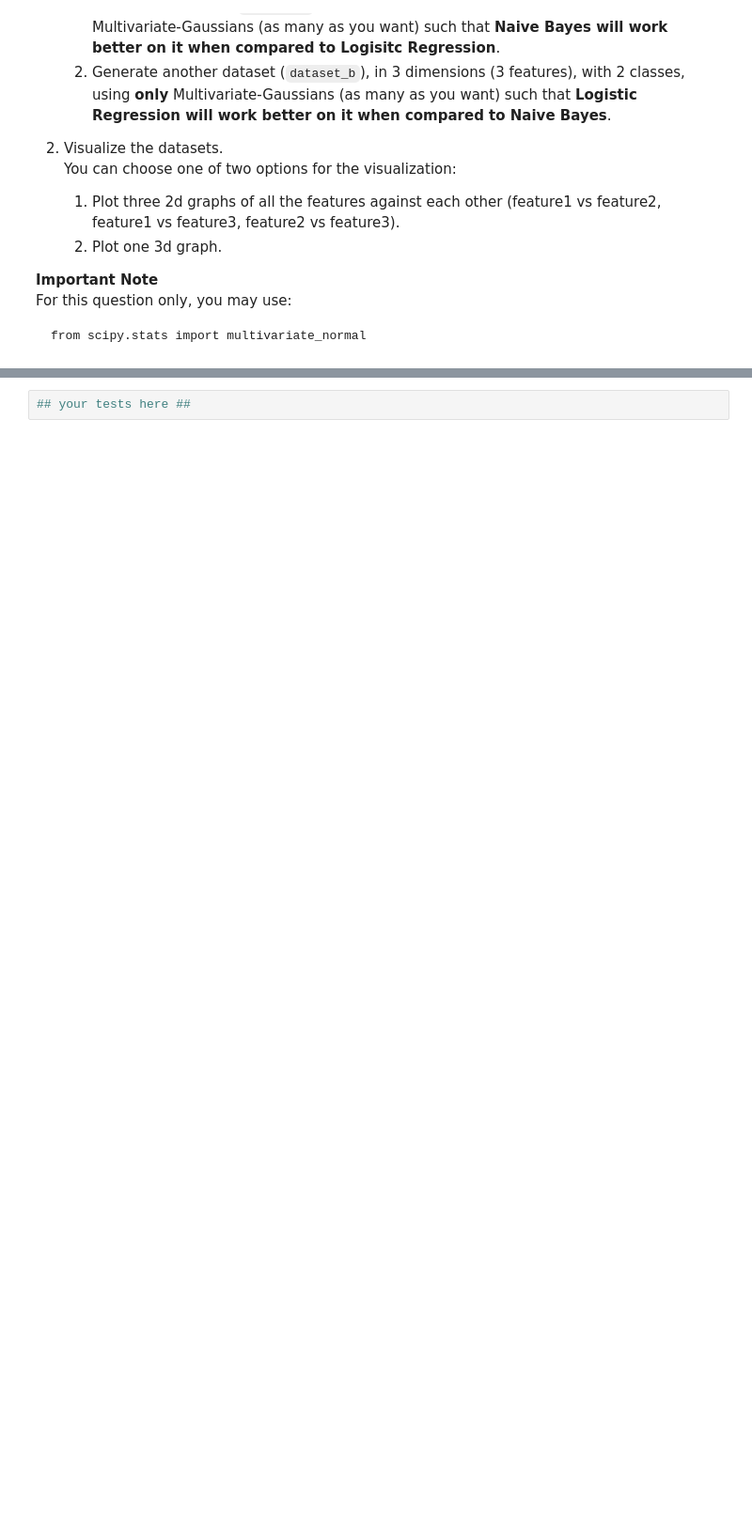
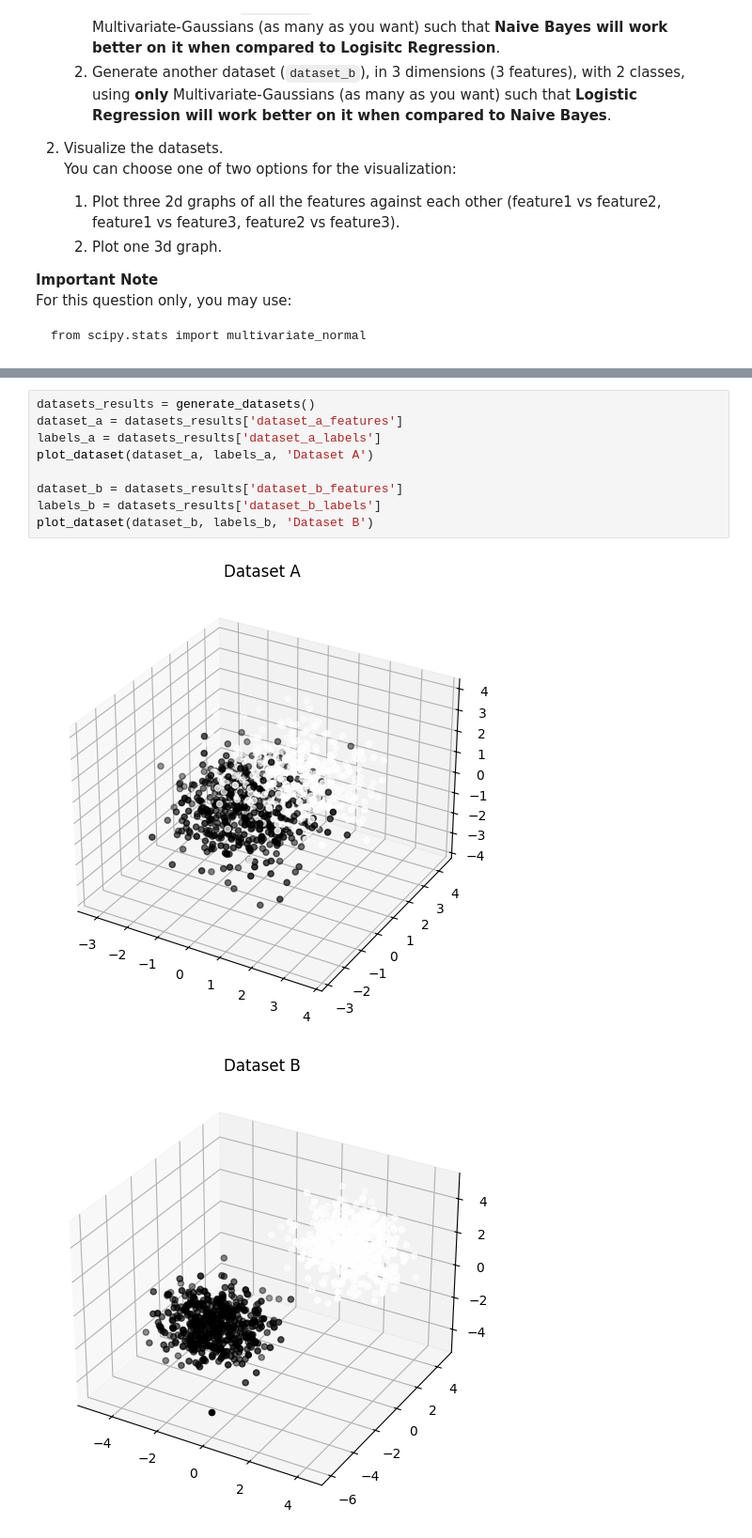
Before and after one commit to MaorEl/ml-from-data, a Jupyter notebook: hw4/hw4_204226815_312412927.ipynb, the cells around one changed output, grey strips where cells are left out. Shown at 94% size. Cells and saved outputs as stored; diff of their text form; blank space fills up the shorter version.

```diff
--- a/hw4/hw4_204226815_312412927.ipynb
+++ b/hw4/hw4_204226815_312412927.ipynb
@@ -589,2 +539,12 @@ from hw4 import generate_datasets
-# %%
-## your tests here ##
+# %%
+datasets_results = generate_datasets()
+dataset_a = datasets_results['dataset_a_features']
+labels_a = datasets_results['dataset_a_labels']
+plot_dataset(dataset_a, labels_a, 'Dataset A')
+
+dataset_b = datasets_results['dataset_b_features']
+labels_b = datasets_results['dataset_b_labels']
+plot_dataset(dataset_b, labels_b, 'Dataset B')
+# %% [output]
+[figure, added]
+[figure, added]
```
Also changed, not shown: parts of 7 cells of this notebook, 1 other file.
